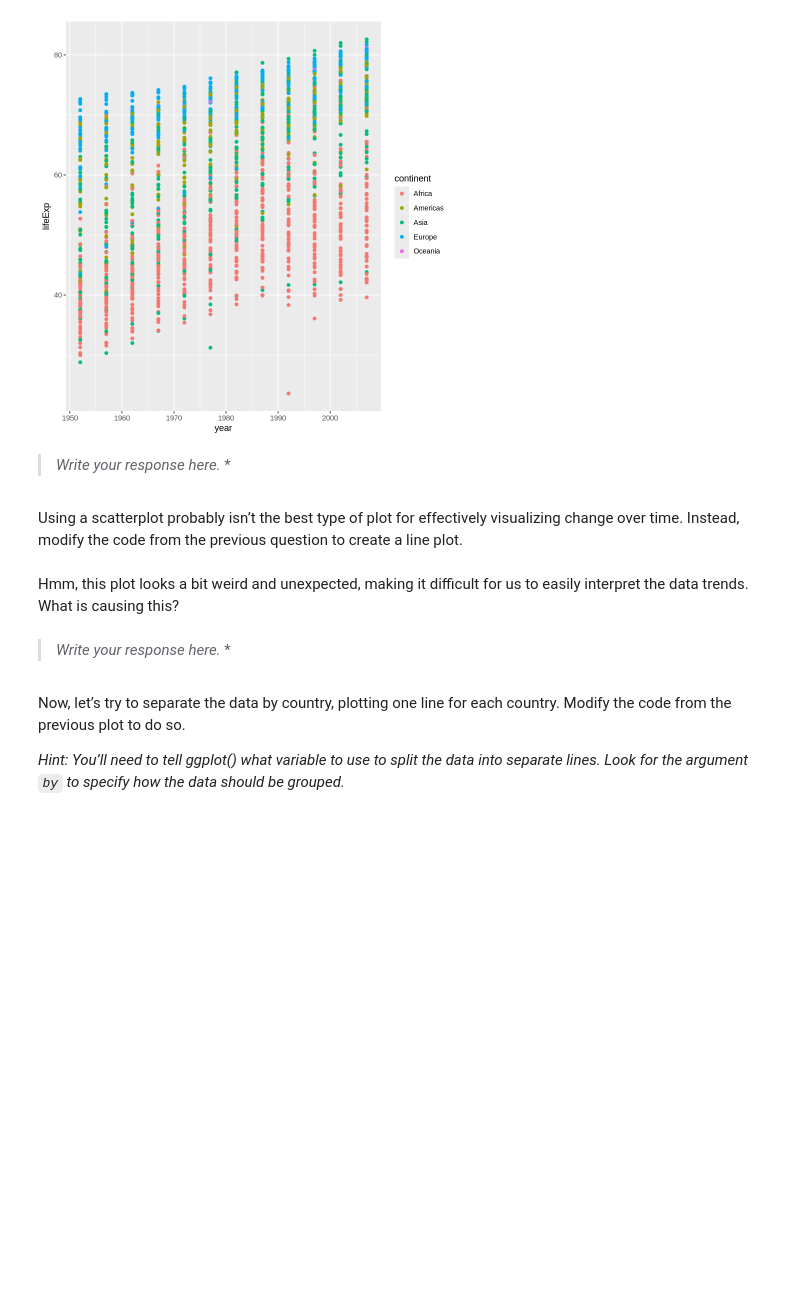
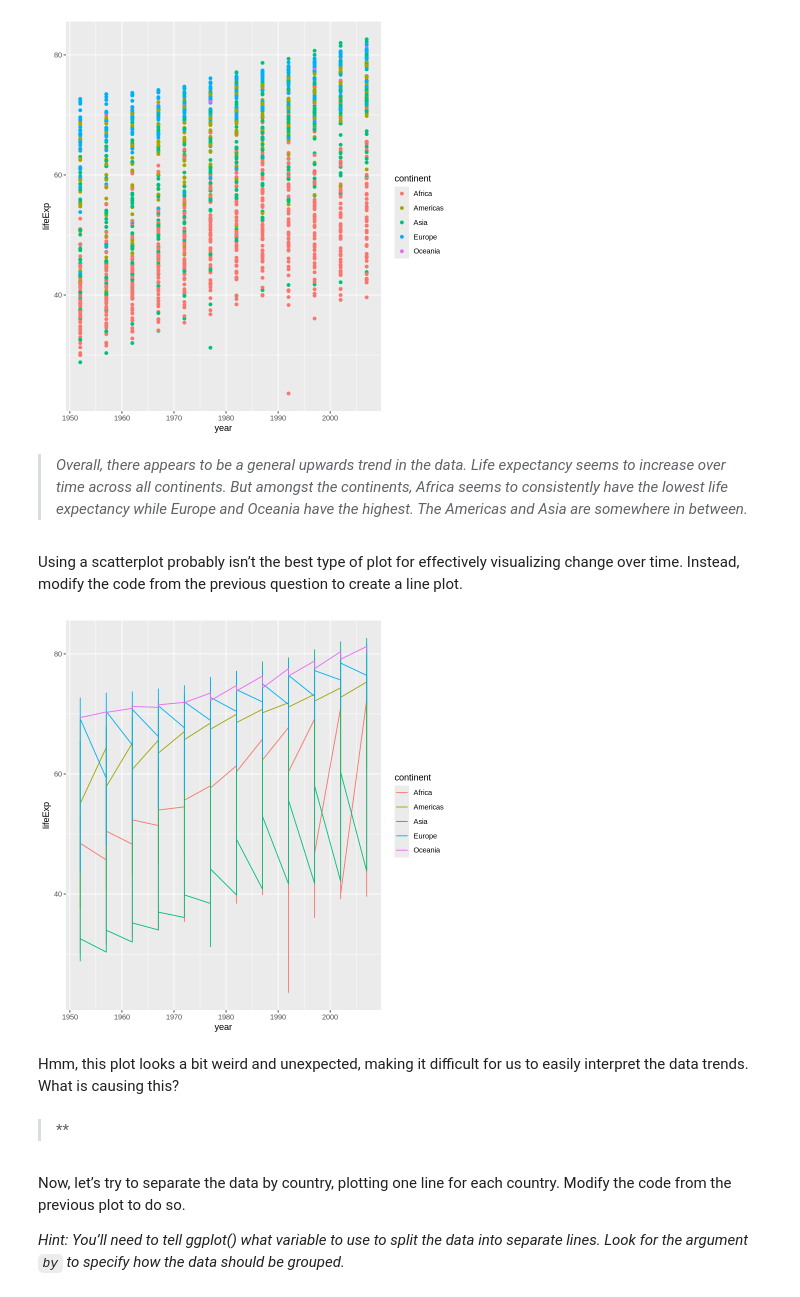
Before and after one commit to tinawanggg/Wang_DSPN_S26, a Jupyter notebook: book/exercises/05_visualization-as-analysis.ipynb, the cells around one changed output. Drawn from its saved outputs; the diff is of its cells as text; code cells hidden in the pictures; blank space fills up the shorter version.

```diff
--- a/book/exercises/05_visualization-as-analysis.ipynb
+++ b/book/exercises/05_visualization-as-analysis.ipynb
@@ -45,8 +45,7 @@ ggplot(gapminder, aes(x = year, y = lifeExp, color = continent)) +
   geom_point()
 # %% [output]
 [figure]
-# %% [markdown]
-> *Write your response here.*
-> *
+# %% [markdown]
+> *Overall, there appears to be a general upwards trend in the data. Life expectancy seems to increase over time across all continents. But amongst the continents, Africa seems to consistently have the lowest life expectancy while Europe and Oceania have the highest. The Americas and Asia are somewhere in between.*
 # %% [markdown]
 Using a scatterplot probably isn’t the best type of plot for effectively visualizing change over time. Instead, modify the code from the previous question to create a line plot.
@@ -55,8 +52,13 @@ Using a scatterplot probably isn’t the best type of plot for effectively visua
+# %%
+# INSERT CODE HERE
+ggplot(gapminder, aes(x = year, y = lifeExp, color = continent)) +
+  geom_line()
+# %% [output]
+[figure, added]
 # %% [markdown]
 Hmm, this plot looks a bit weird and unexpected, making it difficult for us to easily interpret the data trends. What is causing this?
-# %% [markdown]
-> *Write your response here.*
-> *
+# %% [markdown]
+> **
 # %% [markdown]
 Now, let’s try to separate the data by country, plotting one line for each country. Modify the code from the previous plot to do so.
 
```
Also changed, not shown: parts of 1 cell of this notebook.
